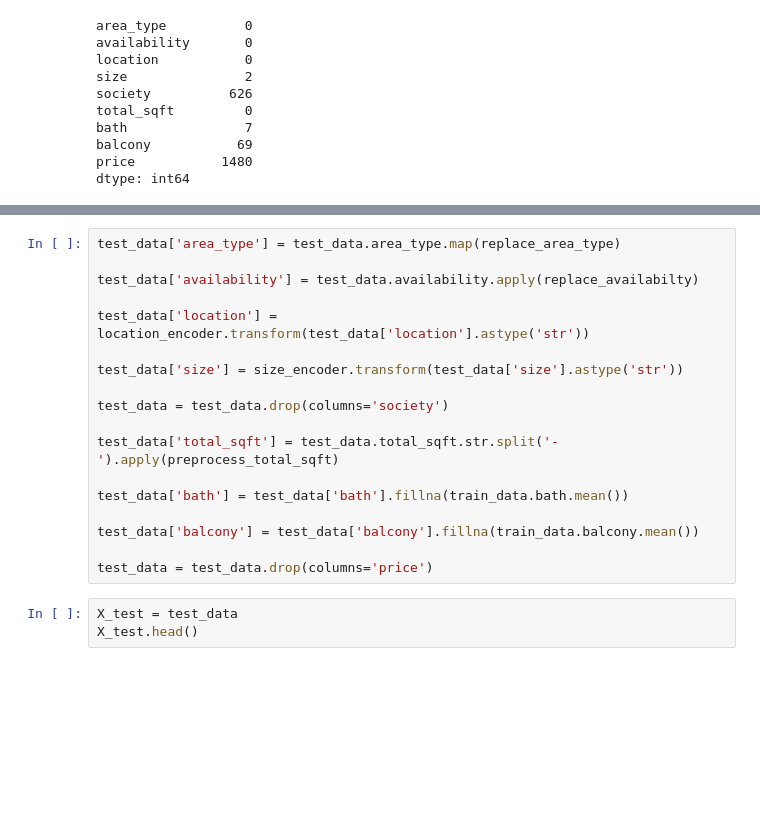
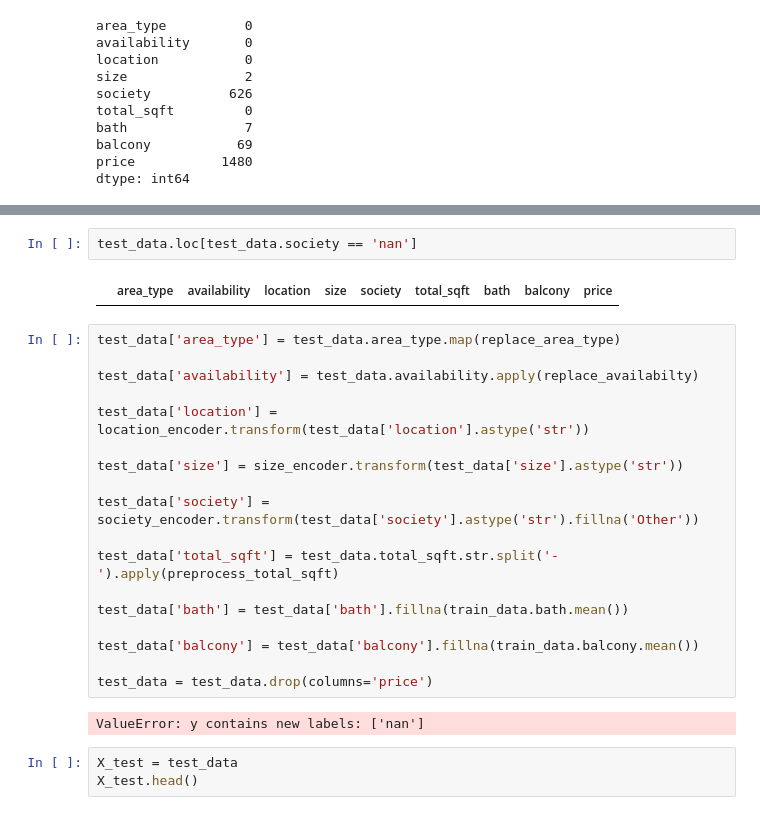
Before and after one commit to Abhishekmamidi123/Predict-house-prices-in-Bangalore, a Jupyter notebook: predict_house_prices.ipynb, the cells around one changed output, grey strips where cells are left out. Drawn from its saved outputs; the diff is of its cells as text; blank space fills up the shorter version.

```diff
--- a/predict_house_prices.ipynb
+++ b/predict_house_prices.ipynb
@@ -306,6 +311,10 @@ test_data.head()
 | 2 | Plot Area | 18-Apr | Hennur Road | 4 Bedroom | Saandtt | 1650 | 5.0 | 2.0 | NaN |
 | 3 | Super built-up Area | Ready To Move | Kodichikkanahalli | 3 BHK | Winerri | 1322 | 3.0 | 1.0 | NaN |
 | 4 | Super built-up Area | Ready To Move | Konanakunte | 2 BHK | AmageSa | 1161 | 2.0 | 1.0 | NaN |
+# %%
+test_data.loc[test_data.society == 'nan']
+# %% [output]
+|  | area_type | availability | location | size | society | total_sqft | bath | balcony | price |
 # %%
 test_data['area_type'] = test_data.area_type.map(replace_area_type)
 
@@ -315,7 +324,7 @@ test_data['location'] = location_encoder.transform(test_data['location'].astype(
 
 test_data['size'] = size_encoder.transform(test_data['size'].astype('str'))
 
-test_data = test_data.drop(columns='society')
+test_data['society'] = society_encoder.transform(test_data['society'].astype('str').fillna('Other'))
 
 test_data['total_sqft'] = test_data.total_sqft.str.split('-').apply(preprocess_total_sqft)
 
@@ -324,6 +333,8 @@ test_data['bath'] = test_data['bath'].fillna(train_data.bath.mean())
 test_data['balcony'] = test_data['balcony'].fillna(train_data.balcony.mean())
 
 test_data = test_data.drop(columns='price')
+# %% [output]
+ValueError: y contains new labels: ['nan']
 # %%
 X_test = test_data
 X_test.head()
```
Also changed, not shown: parts of 5 cells of this notebook.
